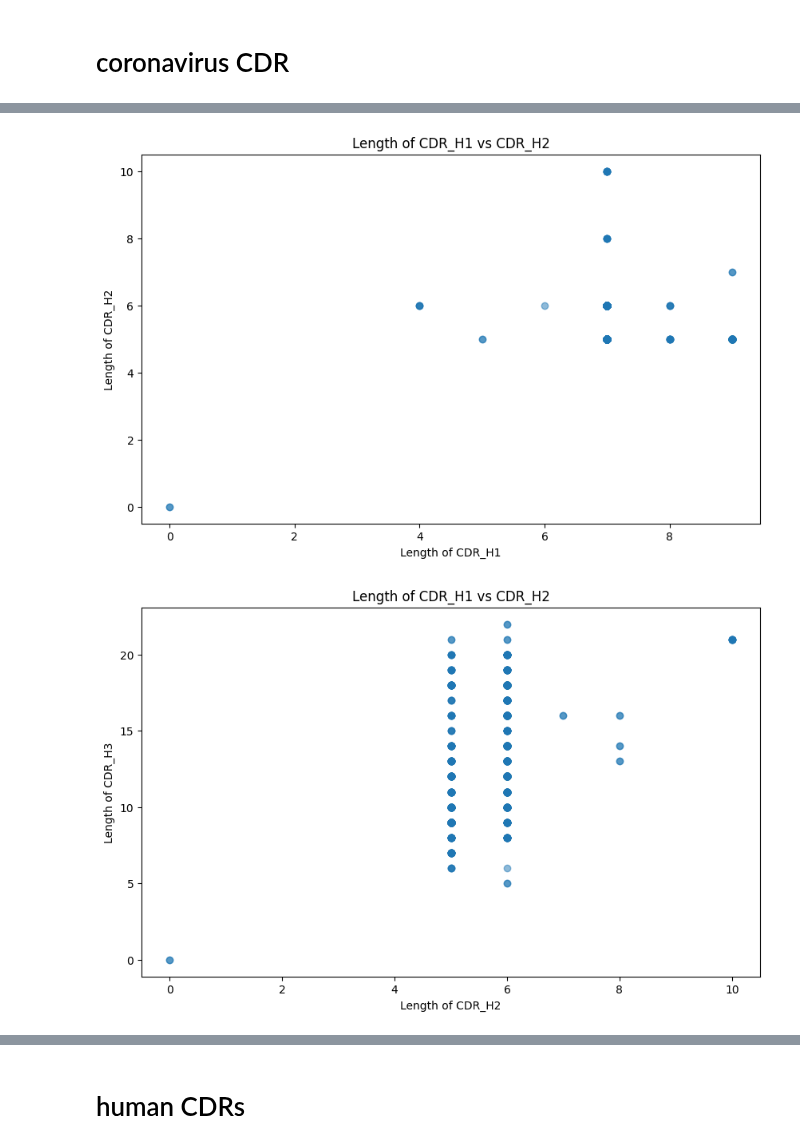
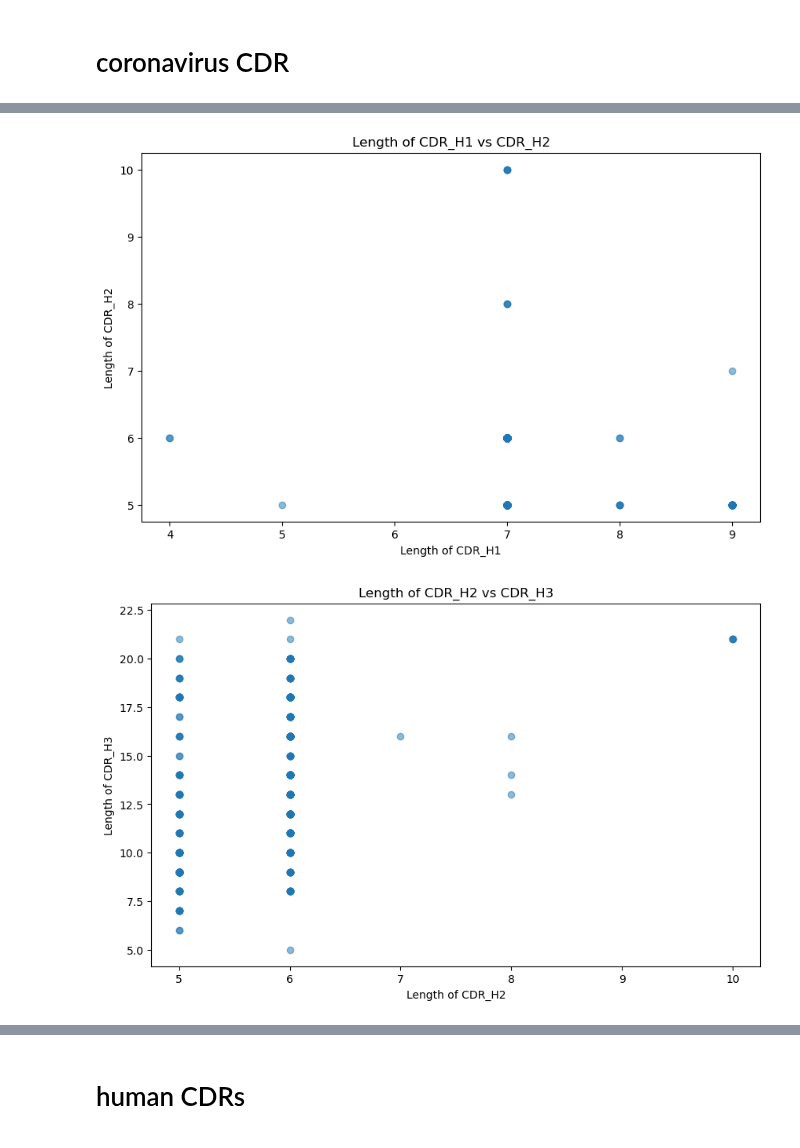
Before and after one commit to datascience-2025-group4/group04-team02, a Jupyter notebook: data cleanup/03_analysislengthAS.ipynb, the cells around one changed output, grey strips where cells are left out. Drawn from its saved outputs; the diff is of its cells as text; code cells hidden in the pictures.

```diff
--- a/data cleanup/03_analysislengthAS.ipynb
+++ b/data cleanup/03_analysislengthAS.ipynb
@@ -28,5 +28,5 @@ Successfully installed seaborn-0.13.2
 # %% [markdown]
 # coronavirus CDR
 # %%
-data = pd.read_csv('corona.tsv', sep='\t')
+data_corona = pd.read_csv('sars_cov2_cdr_seq.tsv', sep='\t')
 # %%
@@ -48,3 +48,4 @@ data
 # %%
 for i in range(1,4):
-    data[f'len_H{i}'] = data[f'CDR_H{i}'].apply(lambda x: len(x) if isinstance(x, str) else 0)
+    data_corona[f'len_H{i}'] = data_corona[f'CDR_H{i}'].apply(lambda x: len(x) if isinstance(x, str) else 0)
+print(data_corona[['len_H1', 'len_H2', 'len_H3']])
@@ -67,24 +67,24 @@ data
 # %%
 plt.figure(figsize=(10, 6))
-plt.scatter(data['len_H1'], data['len_H2'], alpha=0.5)
+plt.scatter(data_corona['len_H1'], data_corona['len_H2'], alpha=0.5)
 plt.title('Length of CDR_H1 vs CDR_H2')
 plt.xlabel('Length of CDR_H1')
 plt.ylabel('Length of CDR_H2')
 plt.show()
 
 plt.figure(figsize=(10, 6))
-plt.scatter(data['len_H2'], data['len_H3'], alpha=0.5)
-plt.title('Length of CDR_H1 vs CDR_H2')
+plt.scatter(data_corona['len_H2'], data_corona['len_H3'], alpha=0.5)
+plt.title('Length of CDR_H2 vs CDR_H3')
 plt.xlabel('Length of CDR_H2')
 plt.ylabel('Length of CDR_H3')
 plt.show()
 
 plt.figure(figsize=(10, 6))
-plt.scatter(data['len_H1'], data['len_H3'], alpha=0.5)
-plt.title('Length of CDR_H1 vs CDR_H2')
+plt.scatter(data_corona['len_H1'], data_corona['len_H3'], alpha=0.5)
+plt.title('Length of CDR_H1 vs CDR_H3')
 plt.xlabel('Length of CDR_H1')
 plt.ylabel('Length of CDR_H3')
 plt.show()
 # %% [output]
-[figure, old version]
+[figure, new version]
-[figure, old version]
+[figure, new version]
```
Also changed, not shown: parts of 26 cells of this notebook, 3 other files.
